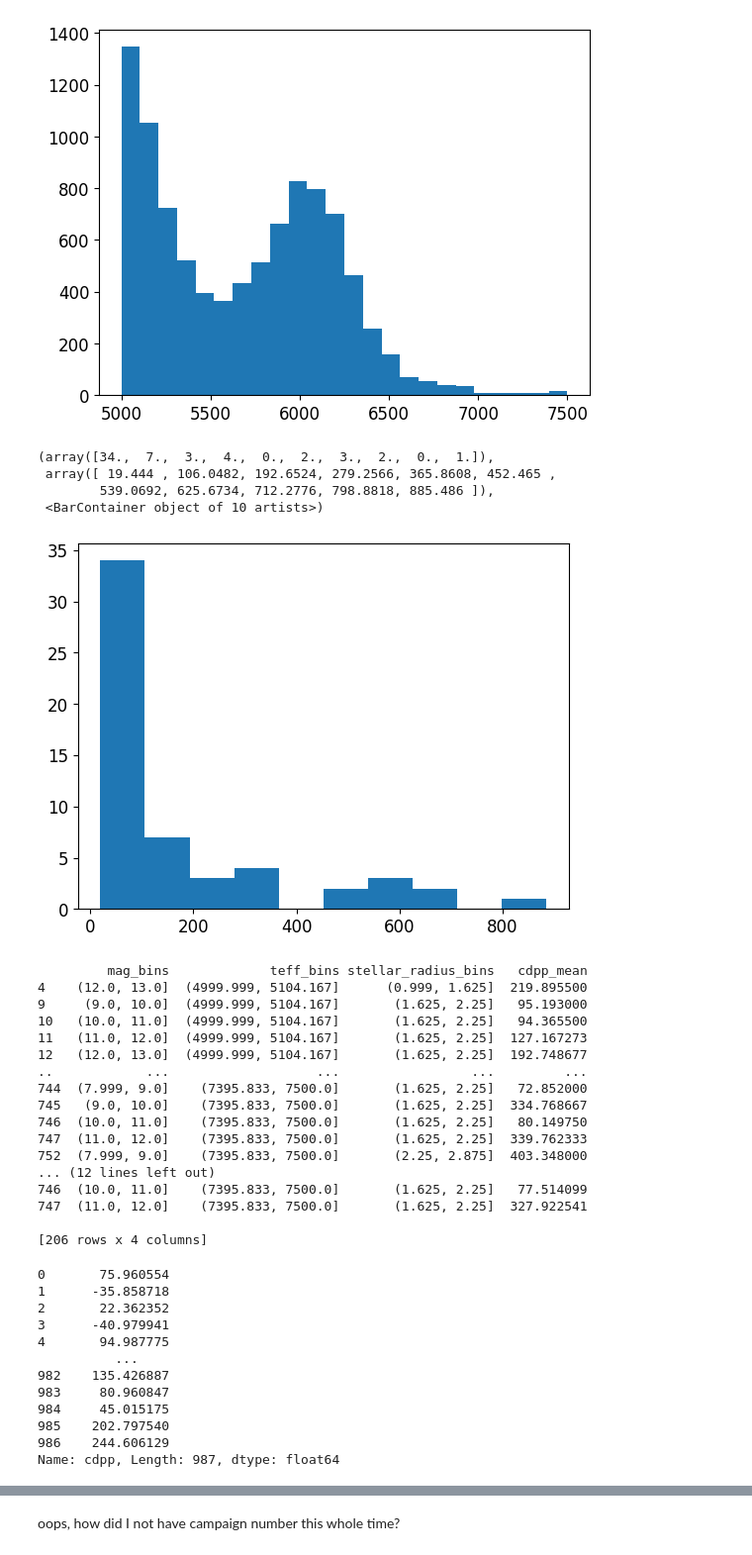
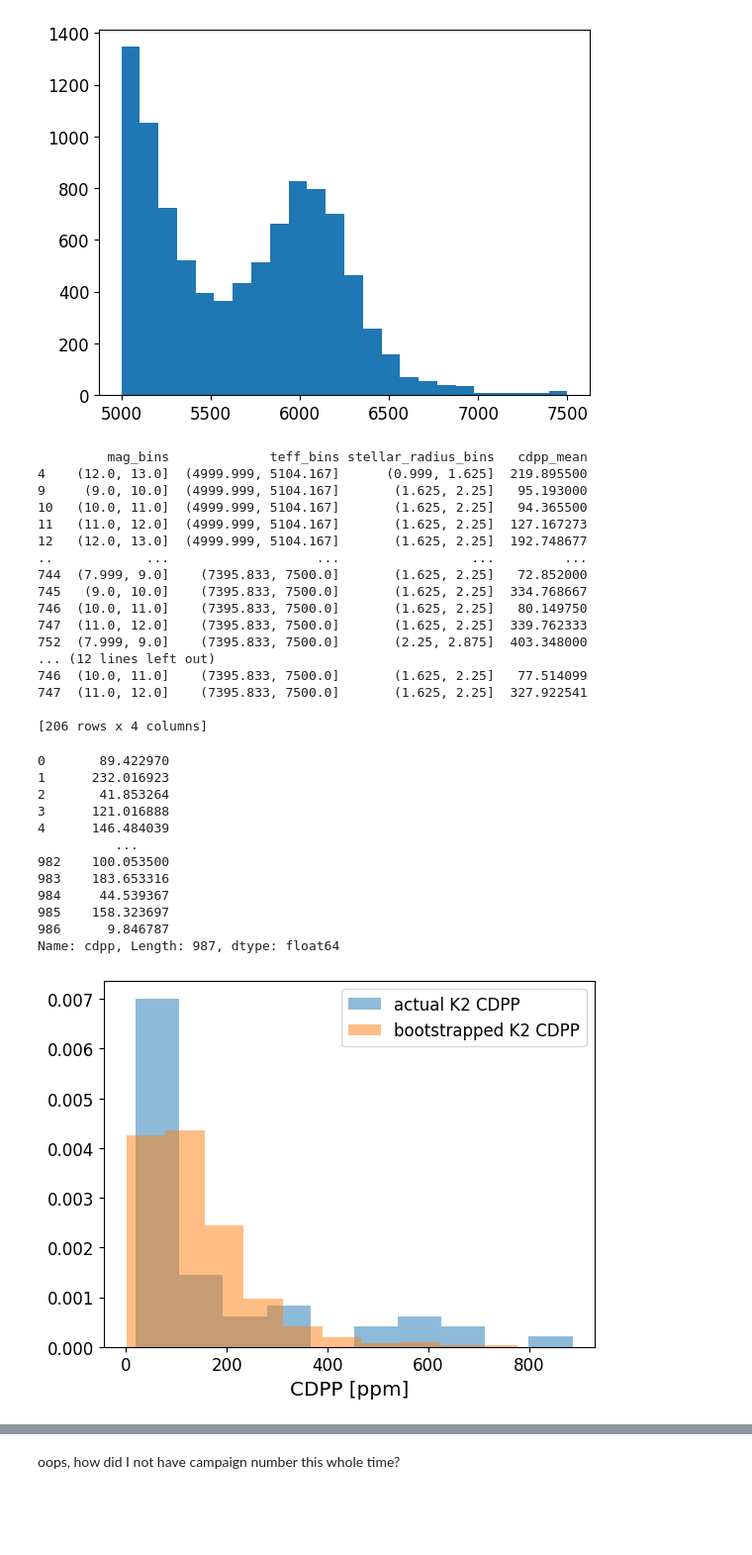
Before and after one commit to exoclam/psps, a Jupyter notebook: k2.ipynb, the cells around one changed output, grey strips where cells are left out. Shown at 99% size. Saved outputs shown, nothing was run; the diff lists cells and outputs as text; code cells hidden in the pictures; blank space fills up the shorter version.

```diff
--- a/k2.ipynb
+++ b/k2.ipynb
@@ -1716,6 +1724,8 @@ Name: age, Length: 10318, dtype: float64
 Name: height, Length: 10318, dtype: float64
 [figure]
 # %%
+from scipy import stats
+
 def kepmag_to_cdpp_vectorized(data1, data2):
 
     """
@@ -1786,7 +1796,8 @@ def kepmag_to_cdpp_vectorized(data1, data2):
     #print(new_data2)
 
     # sample from target
-    new_data2['cdpp'] = np.random.normal(new_data2['cdpp_mean'], new_data2['cdpp_std'])
+    #new_data2['cdpp'] = np.random.normal(new_data2['cdpp_mean'], new_data2['cdpp_std'])
+    new_data2['cdpp'] = stats.truncnorm.rvs((0 - new_data2['cdpp_mean']) / new_data2['cdpp_std'], np.inf, loc=new_data2['cdpp_mean'], scale=new_data2['cdpp_std'], size=len(new_data2))
 
     return new_data2
 # %%
@@ -1806,14 +1817,6 @@ plt.hist(k2_cdpps_enriched['k2_teff'], bins=np.linspace(5000, 7500, 25))
 [figure]
 # %%
 k2_snippet = k2_cdpps_enriched.loc[(k2_cdpps_enriched['k2_kmag']<=9)&(k2_cdpps_enriched['k2_teff']<=5104)&(k2_cdpps_enriched['k2_rad']<=1.625)]
-# %%
-plt.hist(k2_snippet['CDPP60'])
-# %% [output]
-(array([34.,  7.,  3.,  4.,  0.,  2.,  3.,  2.,  0.,  1.]),
- array([ 19.444 , 106.0482, 192.6524, 279.2566, 365.8608, 452.465 ,
-        539.0692, 625.6734, 712.2776, 798.8818, 885.486 ]),
- <BarContainer object of 10 artists>)
-[figure, old version]
 # %%
 k2_cdpp_matched = kepmag_to_cdpp_vectorized(k2_cdpps_enriched, k2_stars_candidates)
 k2_cdpp_matched['cdpp']
@@ -1835,18 +1838,26 @@ k2_cdpp_matched['cdpp']
 747  (11.0, 12.0]    (7395.833, 7500.0]       (1.625, 2.25]  327.922541
 
 [206 rows x 4 columns]
-0       75.960554
-1      -35.858718
-2       22.362352
-3      -40.979941
-4       94.987775
+0       89.422970
+1      232.016923
+2       41.853264
+3      121.016888
+4      146.484039
           ...
-982    135.426887
-983     80.960847
-984     45.015175
-985    202.797540
-986    244.606129
+982    100.053500
+983    183.653316
+984     44.539367
+985    158.323697
+986      9.846787
 Name: cdpp, Length: 987, dtype: float64
+# %%
+plt.hist(k2_snippet['CDPP60'], density=True, alpha=0.5, label='actual K2 CDPP')
+plt.hist(k2_cdpp_matched['cdpp'], density=True, alpha=0.5, label='bootstrapped K2 CDPP')
+plt.xlabel('CDPP [ppm]')
+plt.legend()
+plt.show()
+# %% [output]
+[figure, new version]
 # %%
 k2_stars_bootstrapped_enriched = pd.merge(k2_stars_bootstrapped, k2_cdpp_matched[['EPIC','cdpp','k2_kmag']], on='EPIC')
 k2_stars_bootstrapped_enriched.to_csv(path+'data/k2/k2_stars_bootstrapped_enriched.csv', index=False)
```
Also changed, not shown: parts of 8 cells of this notebook, 5 other files.
